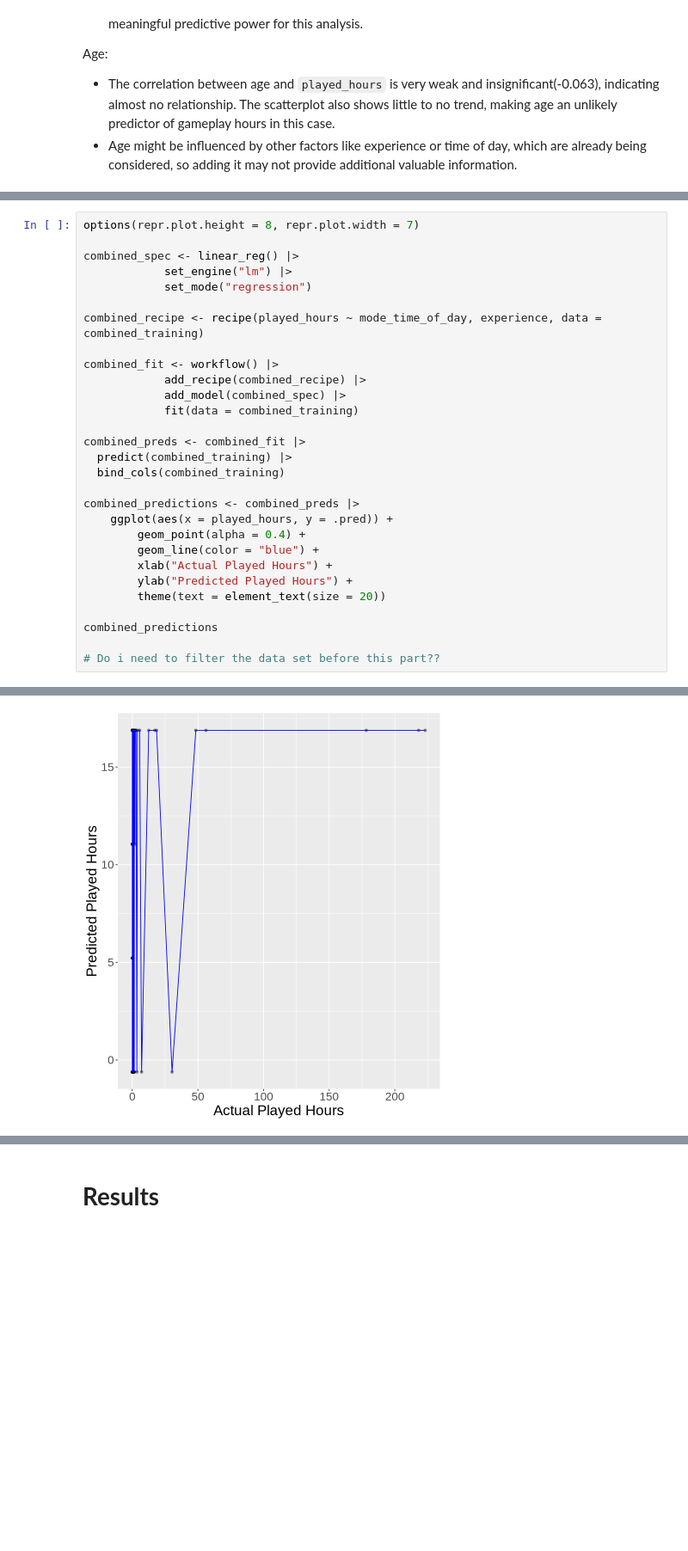
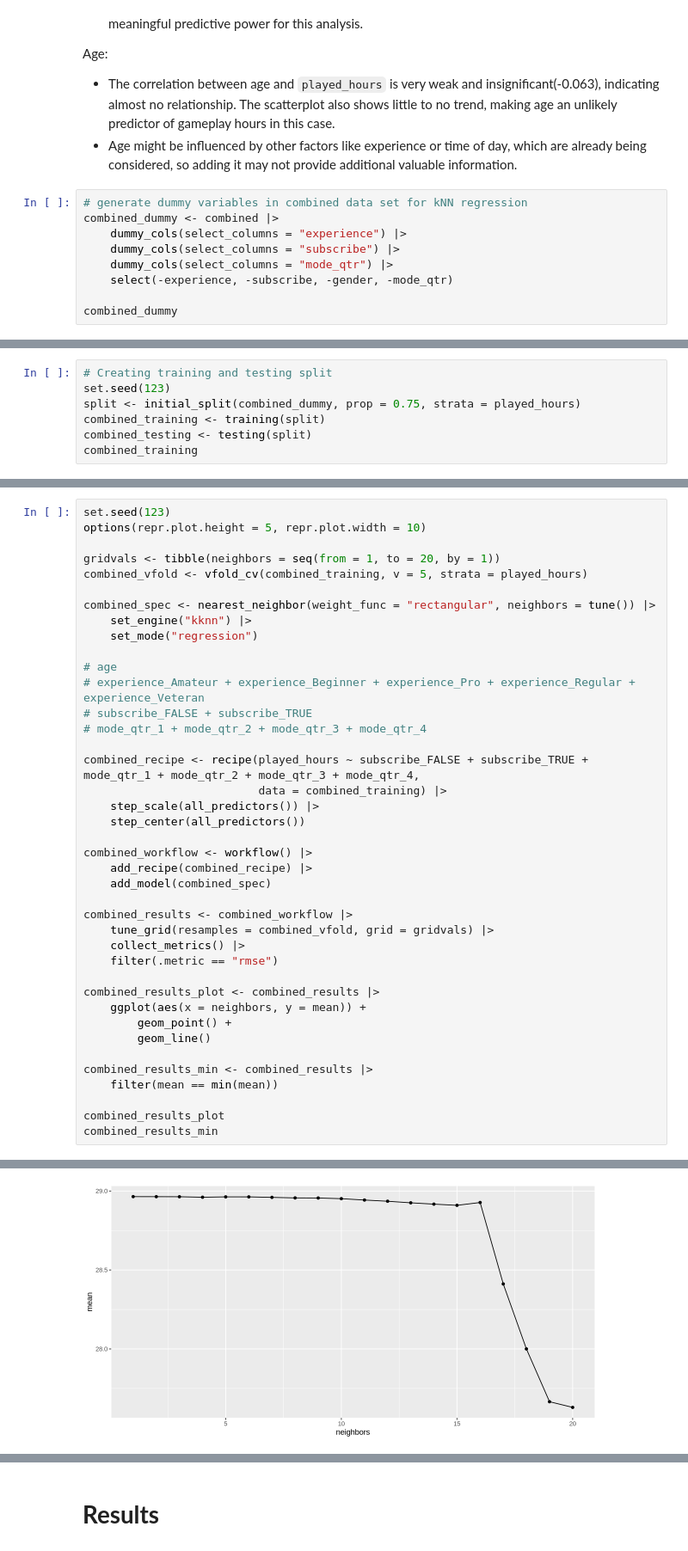
Before and after one commit to akdivinagracia/project-009-2, a Jupyter notebook: notebook.ipynb, the cells around one changed output, grey strips where cells are left out. Shown: that part at 86% size. Saved outputs shown, nothing was run; the diff lists cells and outputs as text; blank space fills up the shorter version.

Commit message:
Added one-hot encoding, reformatted notebook, worked on visualization and kNN neighbors model
kNN neighbors model is still very rough -- might need to remove some outliers for this to work well.

```diff
--- a/notebook.ipynb
+++ b/notebook.ipynb
@@ -196,3 +216,12 @@ Gender:
 Age:
 - The correlation between age and `played_hours` is very weak and insignificant(-0.063), indicating almost no relationship. The scatterplot also shows little to no trend, making age an unlikely predictor of gameplay hours in this case.
 - Age might be influenced by other factors like experience or time of day, which are already being considered, so adding it may not provide additional valuable information.
+# %%
+# generate dummy variables in combined data set for kNN regression
+combined_dummy <- combined |>
+    dummy_cols(select_columns = "experience") |>
+    dummy_cols(select_columns = "subscribe") |>
+    dummy_cols(select_columns = "mode_qtr") |>
+    select(-experience, -subscribe, -gender, -mode_qtr)
+
+combined_dummy
@@ -198,0 +241,7 @@ Age:
+# %%
+# Creating training and testing split
+set.seed(123)
+split <- initial_split(combined_dummy, prop = 0.75, strata = played_hours)
+combined_training <- training(split)
+combined_testing <- testing(split)
+combined_training
@@ -199,30 +259,41 @@ Age:
 # %%
-options(repr.plot.height = 8, repr.plot.width = 7)
+set.seed(123)
+options(repr.plot.height = 5, repr.plot.width = 10)
 
-combined_spec <- linear_reg() |>
-            set_engine("lm") |>
-            set_mode("regression")
+gridvals <- tibble(neighbors = seq(from = 1, to = 20, by = 1))
+combined_vfold <- vfold_cv(combined_training, v = 5, strata = played_hours)
 
-combined_recipe <- recipe(played_hours ~ mode_time_of_day, experience, data = combined_training)
+combined_spec <- nearest_neighbor(weight_func = "rectangular", neighbors = tune()) |>
+    set_engine("kknn") |>
+    set_mode("regression")
 
-combined_fit <- workflow() |>
-            add_recipe(combined_recipe) |>
-            add_model(combined_spec) |>
-            fit(data = combined_training)
+# age
+# experience_Amateur + experience_Beginner + experience_Pro + experience_Regular + experience_Veteran
+# subscribe_FALSE + subscribe_TRUE
+# mode_qtr_1 + mode_qtr_2 + mode_qtr_3 + mode_qtr_4
 
-combined_preds <- combined_fit |>
-  predict(combined_training) |>
-  bind_cols(combined_training)
+combined_recipe <- recipe(played_hours ~ subscribe_FALSE + subscribe_TRUE + mode_qtr_1 + mode_qtr_2 + mode_qtr_3 + mode_qtr_4,
+                          data = combined_training) |>
+    step_scale(all_predictors()) |>
+    step_center(all_predictors())
 
-combined_predictions <- combined_preds |>
-    ggplot(aes(x = played_hours, y = .pred)) +
-        geom_point(alpha = 0.4) +
-        geom_line(color = "blue") +
-        xlab("Actual Played Hours") +
-        ylab("Predicted Played Hours") +
-        theme(text = element_text(size = 20))
+combined_workflow <- workflow() |>
+    add_recipe(combined_recipe) |>
+    add_model(combined_spec)
 
-combined_predictions
+combined_results <- combined_workflow |>
+    tune_grid(resamples = combined_vfold, grid = gridvals) |>
+    collect_metrics() |>
+    filter(.metric == "rmse")
 
-# Do i need to filter the data set before this part??
+combined_results_plot <- combined_results |>
+    ggplot(aes(x = neighbors, y = mean)) +
+        geom_point() +
+        geom_line()
+
+combined_results_min <- combined_results |>
+    filter(mean == min(mean))
+
+combined_results_plot
+combined_results_min
 # %% [output]
@@ -229,2 +304,2 @@ combined_predictions
-[figure, old version]
+[figure, new version]
 # %%
```
Also changed, not shown: parts of 20 cells of this notebook.
